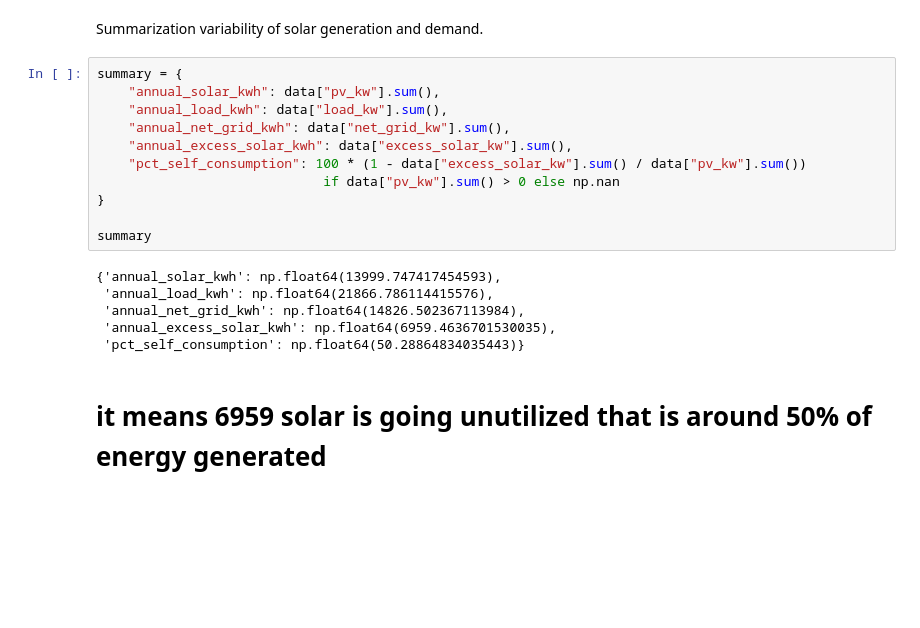
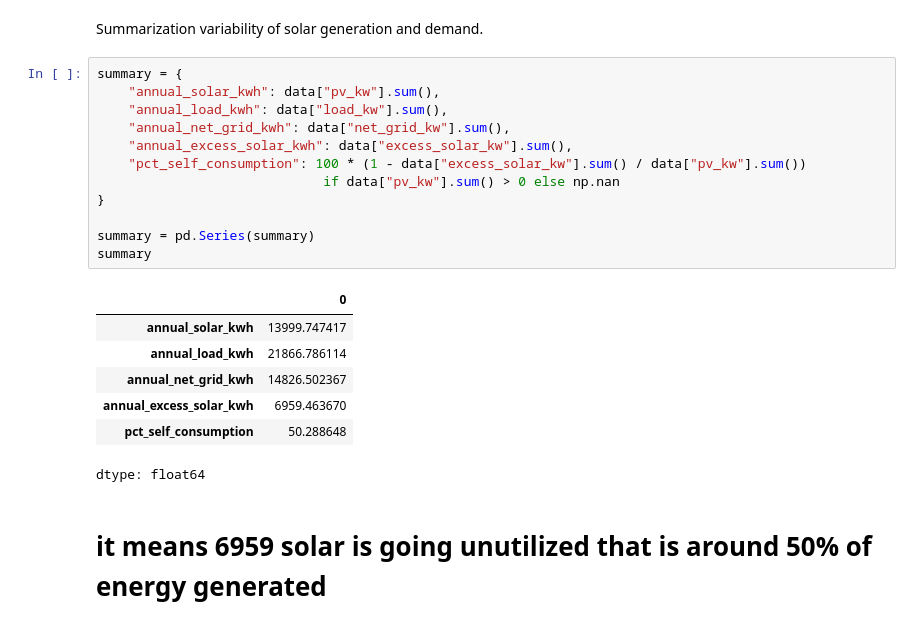
Before and after one commit to AkhilPadma/Decentralization-of-Energy-Using-PV-Batteries-, a Jupyter notebook: DER.ipynb, the cells around one changed output. Drawn from its saved outputs; the diff is of its cells as text; blank space fills up the shorter version.

```diff
--- a/DER.ipynb
+++ b/DER.ipynb
@@ -46,20 +46,23 @@ Summarization variability of solar generation and demand.
 # %%
 summary = {
     "annual_solar_kwh": data["pv_kw"].sum(),
     "annual_load_kwh": data["load_kw"].sum(),
     "annual_net_grid_kwh": data["net_grid_kw"].sum(),
     "annual_excess_solar_kwh": data["excess_solar_kw"].sum(),
     "pct_self_consumption": 100 * (1 - data["excess_solar_kw"].sum() / data["pv_kw"].sum())
                              if data["pv_kw"].sum() > 0 else np.nan
 }
 
+summary = pd.Series(summary)
 summary
 # %% [output]
+|  | 0 |
+| annual_solar_kwh | 13999.747417 |
+| annual_load_kwh | 21866.786114 |
+| annual_net_grid_kwh | 14826.502367 |
+| annual_excess_solar_kwh | 6959.463670 |
+| pct_self_consumption | 50.288648 |
-{'annual_solar_kwh': np.float64(13999.747417454593),
- 'annual_load_kwh': np.float64(21866.786114415576),
- 'annual_net_grid_kwh': np.float64(14826.502367113984),
- 'annual_excess_solar_kwh': np.float64(6959.4636701530035),
- 'pct_self_consumption': np.float64(50.28864834035443)}
+dtype: float64
 # %% [markdown]
 # it means 6959 solar is going unutilized that is around 50% of energy generated
 # %%
```
Also changed, not shown: parts of 7 cells of this notebook.
